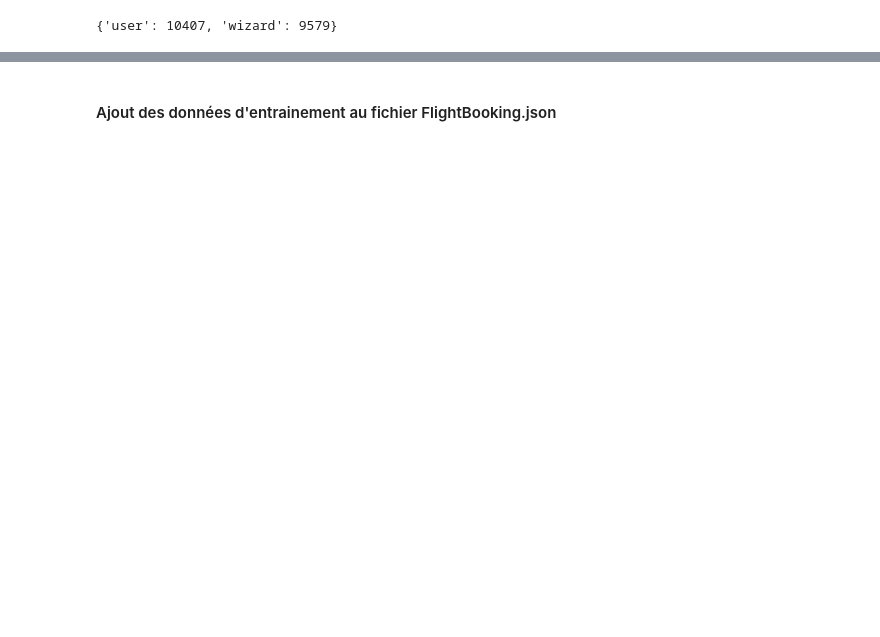
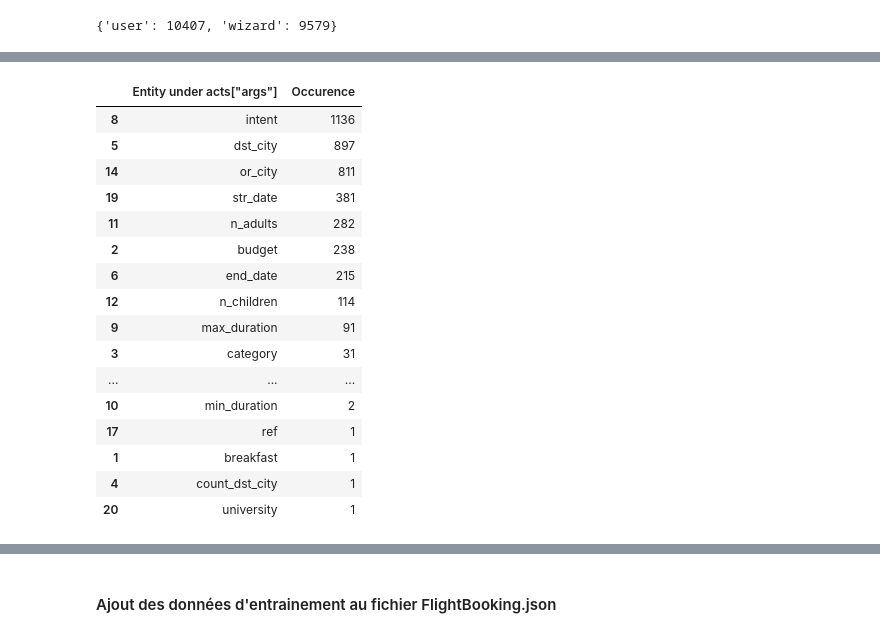
Before and after one commit to blanchonnicolas/IA_Chatbot_FlightBooking, a Jupyter notebook: EDA.ipynb, the cells around one changed output, grey strips where cells are left out. Drawn from its saved outputs; the diff is of its cells as text; code cells hidden in the pictures; blank space fills up the shorter version.

```diff
--- a/EDA.ipynb
+++ b/EDA.ipynb
@@ -182,0 +178,19 @@ all_value
+# %%
+# Etract values recognized by BOT and usefull for our application # In labels column: 'acts': [{'name':
+interesting_name = []
+for entry_id in range(0,1369):
+    for dialog_step in [data['turns'][entry_id][:1]]: # We look into 2 first dialogs only
+        for dialog in dialog_step:
+            if dialog["author"] == "user": # We catch only user dialog
+                acts = dialog["labels"]["acts"] # We look into labels info from turns, and more precisely under "act" column (Exclusion of 'acts_without_refs')
+                for act in acts:
+                    name = act["name"]
+                    interesting_name.append(name)
+
+interesting_name_unique, interesting_name_count = np.unique(interesting_name, return_counts=True)
+# for i in range(len(interesting_name_unique)):
+#     print(f"Name : {interesting_name_unique[i]} occurence = {interesting_name_count[i]}")
+name_analysis = pd.DataFrame(columns=['Name under acts', 'Occurence'])
+name_analysis['Name under acts'] = interesting_name_unique
+name_analysis['Occurence'] = interesting_name_count
+name_analysis.sort_values(by=['Occurence'], ascending=False)
@@ -182,0 +203,40 @@ all_value
+# %%
+# Etract values recognized by BOT and usefull for our application # In labels column: 'acts': [{'name':
+interesting_entities = []
+for entry_id in range(0,1369):
+    for dialog_step in [data['turns'][entry_id][:1]]: # We look into 2 first dialogs only
+        for dialog in dialog_step:
+            if dialog["author"] == "user": # We catch only user dialog
+                acts = dialog["labels"]["acts"] # We look into labels info from turns, and more precisely under "act" column (Exclusion of 'acts_without_refs')
+                for act in acts:
+                    if act["args"]:
+                        for arg in act["args"]:
+                            if "key" in arg: #info structure like: {'val': 'Atlantis', 'key': 'dst_city'},{'val': 'Caprica', 'key': 'or_city'}
+                                key = arg["key"]
+                                interesting_entities.append(key)
+
+interesting_entities_unique, interesting_entities_count = np.unique(interesting_entities, return_counts=True)
+# for i in range(len(interesting_entities_unique)):
+#     print(f"Entity : {interesting_entities_unique[i]} occurence = {interesting_entities_count[i]}")
+entity_analysis = pd.DataFrame(columns=['Entity under acts["args"]', 'Occurence'])
+entity_analysis['Entity under acts["args"]'] = interesting_entities_unique
+entity_analysis['Occurence'] = interesting_entities_count
+entity_analysis.sort_values(by=['Occurence'], ascending=False)
+# %% [output]
+|  | Entity under acts["args"] | Occurence |
+| 8 | intent | 1136 |
+| 5 | dst_city | 897 |
+| 14 | or_city | 811 |
+| 19 | str_date | 381 |
+| 11 | n_adults | 282 |
+| 2 | budget | 238 |
+| 6 | end_date | 215 |
+| 12 | n_children | 114 |
+| 9 | max_duration | 91 |
+| 3 | category | 31 |
+| ... | ... | ... |
+| 10 | min_duration | 2 |
+| 17 | ref | 1 |
+| 1 | breakfast | 1 |
+| 4 | count_dst_city | 1 |
+| 20 | university | 1 |
```
Also changed, not shown: parts of 33 cells of this notebook, 4 other files.
